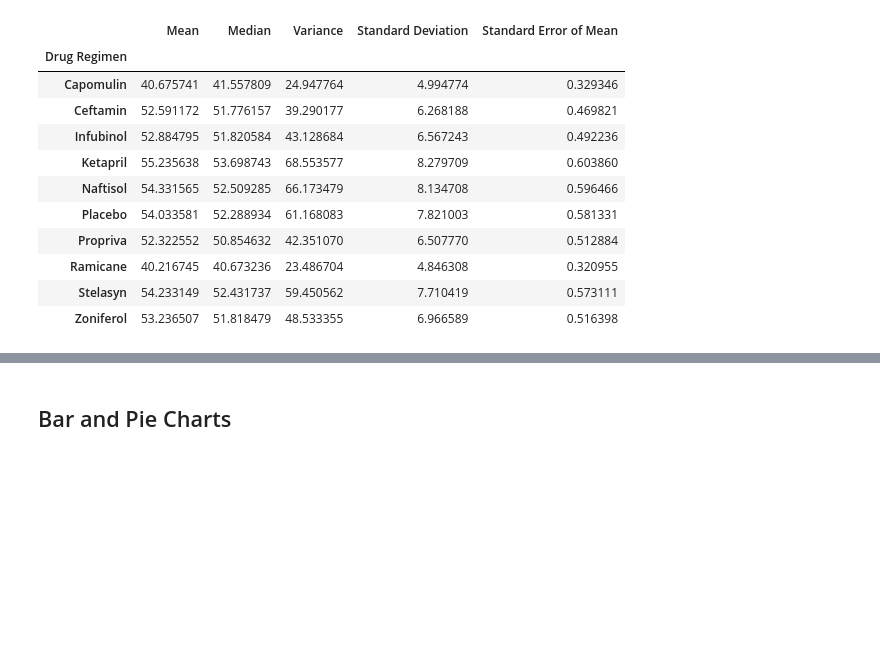
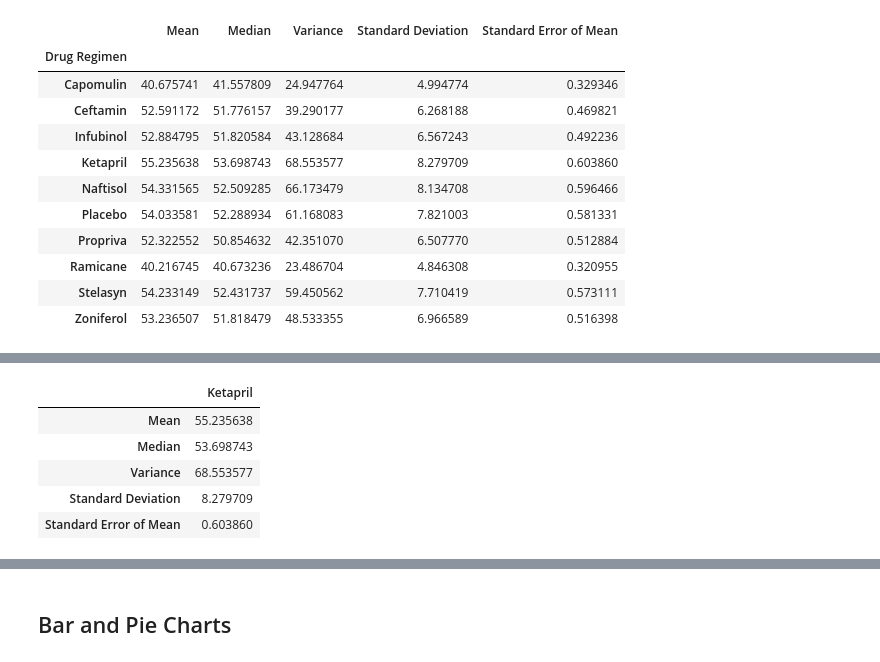
Before and after one commit to E-Weber/matplotlib-challenge, a Jupyter notebook: Instructions/Pymaceuticals/pymaceuticals_starter.ipynb, the cells around one changed output, grey strips where cells are left out. Saved outputs shown, nothing was run; the diff lists cells and outputs as text; code cells hidden in the pictures; blank space fills up the shorter version.

```diff
--- a/Instructions/Pymaceuticals/pymaceuticals_starter.ipynb
+++ b/Instructions/Pymaceuticals/pymaceuticals_starter.ipynb
@@ -222,0 +258,9 @@ tumor_df
+# %%
+Ketpril
+# %% [output]
+|  | Ketapril |
+| Mean | 55.235638 |
+| Median | 53.698743 |
+| Variance | 68.553577 |
+| Standard Deviation | 8.279709 |
+| Standard Error of Mean | 0.603860 |
```
Also changed, not shown: parts of 11 cells of this notebook.
